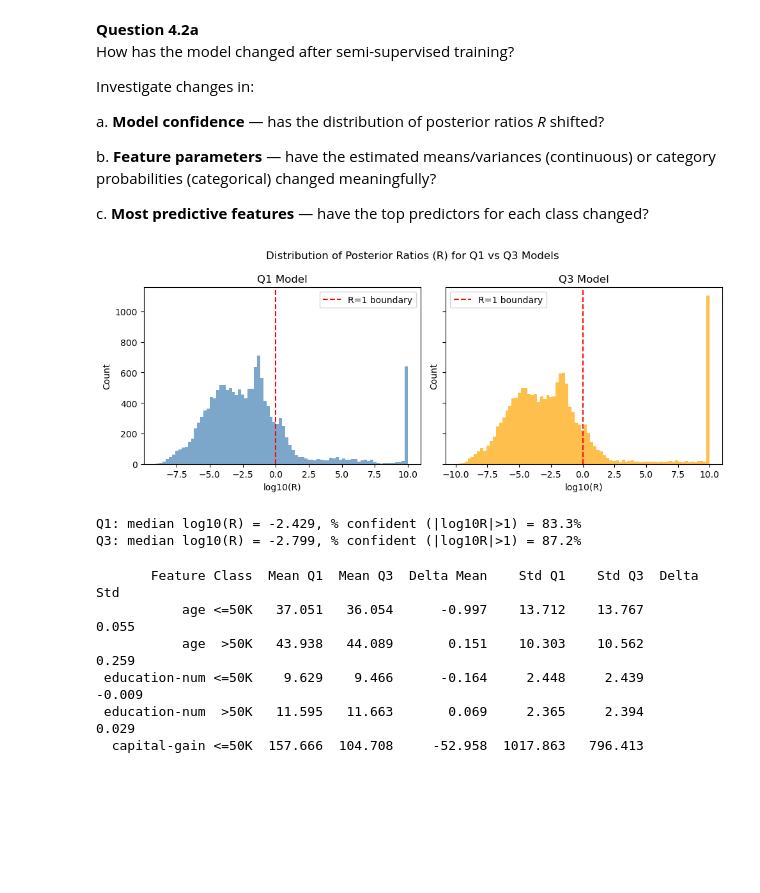
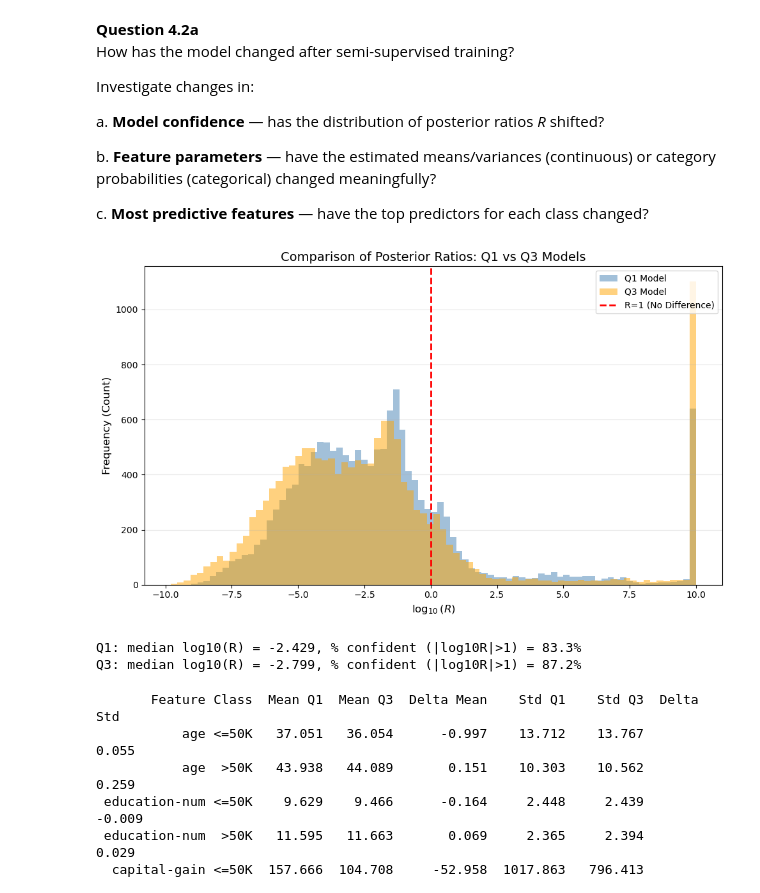
Before and after one commit to mcuartero/income-classification-with-naive-bayes, a Jupyter notebook: COMP30027_2026_asst1_template.ipynb, the cells around one changed output. Cells and saved outputs as stored; diff of their text form; code cells hidden in the pictures; blank space fills up the shorter version.

Commit message:
change graph for comparison of posterior ratios

```diff
--- a/COMP30027_2026_asst1_template.ipynb
+++ b/COMP30027_2026_asst1_template.ipynb
@@ -726,35 +726,39 @@ b. **Feature parameters** — have the estimated means/variances (continuous) or
 c. **Most predictive features** — have the top predictors for each class changed?
 # %%
 # Question 4.2a
-fig, axes = plt.subplots(1, 2, figsize=(10, 4), sharey = True)
-for ax, R, title, col in zip(
-    axes,
-    [R_q1, R_q3],
-    ['Q1 Model', 'Q3 Model'],
-    ['steelblue', 'orange']
-):
+plt.figure(figsize=(10, 6))
+
+data_list = [R_q1, R_q3]
+labels = ['Q1 Model', 'Q3 Model']
+colors = ['steelblue', 'orange']
+
+for R, label, col in zip(data_list, labels, colors):
     R_capped = np.clip(R, 1e-10, 1e10)
-    ax.hist(np.log10(R_capped), bins=80, color=col, alpha=0.7)
-    ax.axvline(0, color='red', linestyle='--', label='R=1 boundary')
-    ax.set_title(title)
-    ax.set_xlabel('log10(R)')
-    ax.set_ylabel('Count')
-    ax.legend()
+    log_R = np.log10(R_capped)
 
-plt.suptitle('Distribution of Posterior Ratios (R) for Q1 vs Q3 Models')
+    plt.hist(log_R, bins=80, color=col, alpha=0.5, label=label, density=False)
+
+plt.axvline(0, color='red', linestyle='--', linewidth=2, label='R=1 (No Difference)')
+
+plt.title('Comparison of Posterior Ratios: Q1 vs Q3 Models', fontsize=14)
+plt.xlabel('$\log_{10}(R)$', fontsize=12)
+plt.ylabel('Frequency (Count)', fontsize=12)
+plt.grid(axis='y', alpha=0.3)
+plt.legend(loc='upper right')
+
 plt.tight_layout()
-plt.savefig('figures/fig_4.2_posterior_ratios_comparison.png', dpi=300)
+plt.savefig('figures/fig_4.2_combined_posterior_ratios.png', dpi=300)
 plt.show()
 
 # Summary statistics
 R_q1_capped = np.clip(R_q1, 1e-10, 1e10)
 R_q3_capped = np.clip(R_q3, 1e-10, 1e10)
 print(f"Q1: median log10(R) = {np.median(np.log10(R_q1_capped)):.3f}, "
       f"% confident (|log10R|>1) = {(np.abs(np.log10(R_q1_capped))>1).mean()*100:.1f}%")
 print(f"Q3: median log10(R) = {np.median(np.log10(R_q3_capped)):.3f}, "
       f"% confident (|log10R|>1) = {(np.abs(np.log10(R_q3_capped))>1).mean()*100:.1f}%")
 # %% [output]
-[figure, old version]
+[figure, new version]
 Q1: median log10(R) = -2.429, % confident (|log10R|>1) = 83.3%
 Q3: median log10(R) = -2.799, % confident (|log10R|>1) = 87.2%
 # %%
```
Also changed, not shown: 4 other files.
